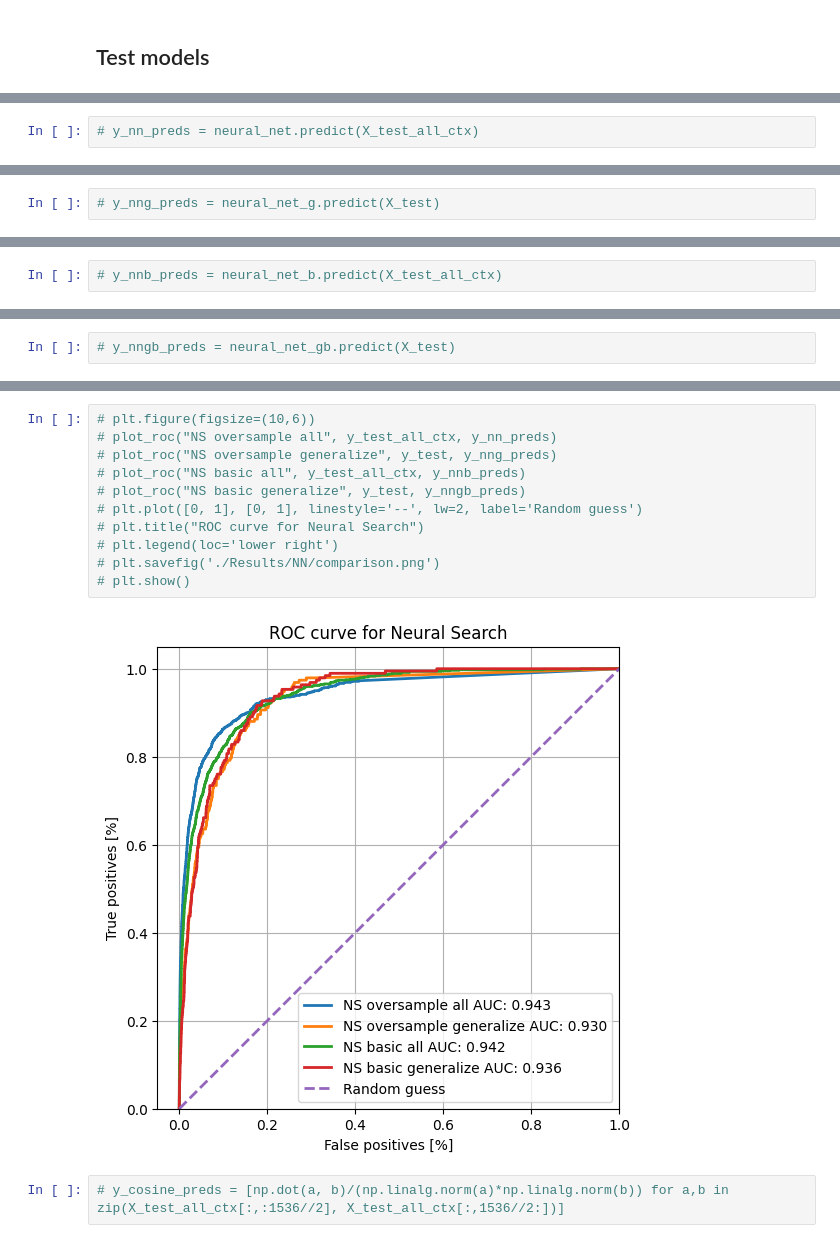
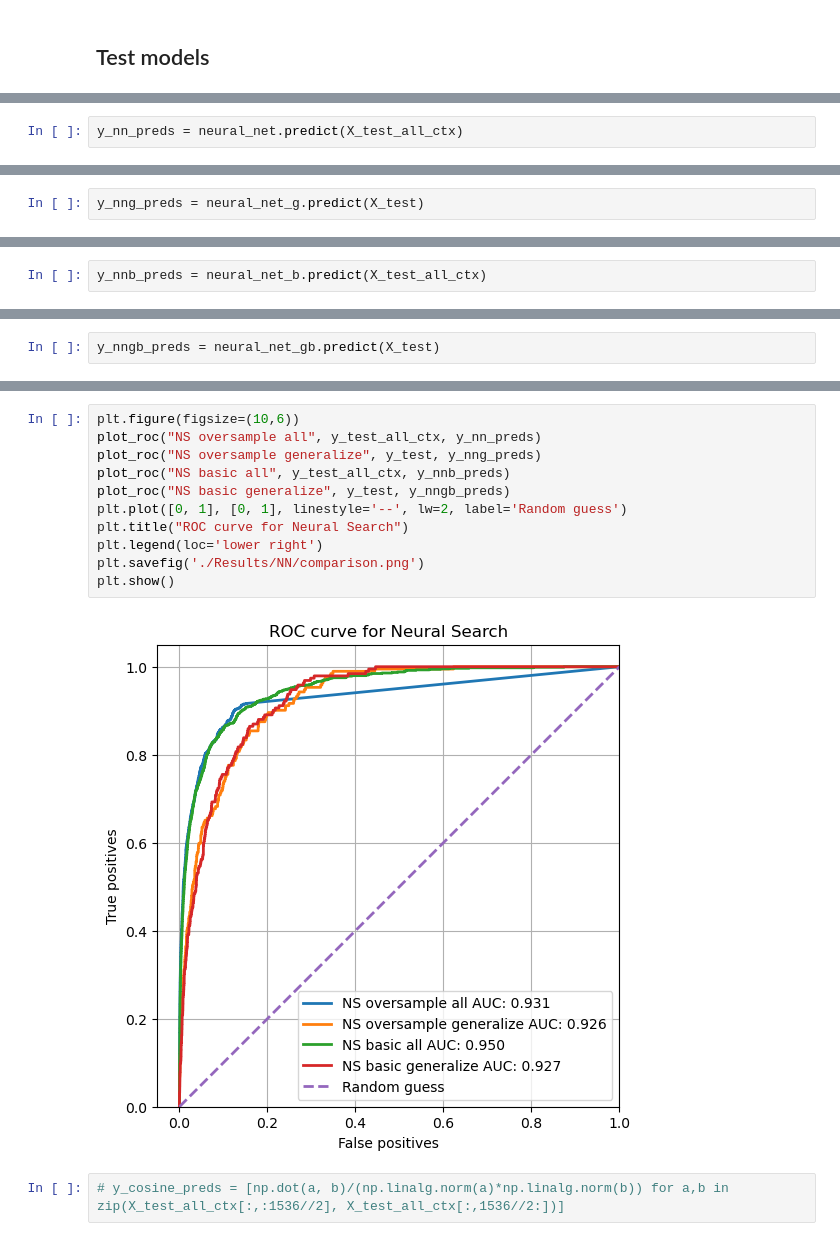
Before and after one commit to holmesec/Learning-with-ChatGPT-web-demo, a Jupyter notebook: dev/Neural Search/notebook.ipynb, the cells around one changed output, grey strips where cells are left out. Saved outputs shown, nothing was run; the diff lists cells and outputs as text.

```diff
--- a/dev/Neural Search/notebook.ipynb
+++ b/dev/Neural Search/notebook.ipynb
@@ -604,3 +614,3 @@ The optimal model structure is model 1, which has a test accuracy of 0.997901856
 # %%
-# y_nn_preds = neural_net.predict(X_test_all_ctx)
+y_nn_preds = neural_net.predict(X_test_all_ctx)
 # %% [output]
@@ -608,3 +618,3 @@ The optimal model structure is model 1, which has a test accuracy of 0.997901856
 # %%
-# y_nng_preds = neural_net_g.predict(X_test)
+y_nng_preds = neural_net_g.predict(X_test)
 # %% [output]
@@ -612,3 +622,3 @@ The optimal model structure is model 1, which has a test accuracy of 0.997901856
 # %%
-# y_nnb_preds = neural_net_b.predict(X_test_all_ctx)
+y_nnb_preds = neural_net_b.predict(X_test_all_ctx)
 # %% [output]
@@ -616,3 +626,3 @@ The optimal model structure is model 1, which has a test accuracy of 0.997901856
 # %%
-# y_nngb_preds = neural_net_gb.predict(X_test)
+y_nngb_preds = neural_net_gb.predict(X_test)
 # %% [output]
@@ -620,16 +630,16 @@ The optimal model structure is model 1, which has a test accuracy of 0.997901856
 # %%
-# plt.figure(figsize=(10,6))
-# plot_roc("NS oversample all", y_test_all_ctx, y_nn_preds)
-# plot_roc("NS oversample generalize", y_test, y_nng_preds)
-# plot_roc("NS basic all", y_test_all_ctx, y_nnb_preds)
-# plot_roc("NS basic generalize", y_test, y_nngb_preds)
-# plt.plot([0, 1], [0, 1], linestyle='--', lw=2, label='Random guess')
-# plt.title("ROC curve for Neural Search")
-# plt.legend(loc='lower right')
-# plt.savefig('./Results/NN/comparison.png')
-# plt.show()
+plt.figure(figsize=(10,6))
+plot_roc("NS oversample all", y_test_all_ctx, y_nn_preds)
+plot_roc("NS oversample generalize", y_test, y_nng_preds)
+plot_roc("NS basic all", y_test_all_ctx, y_nnb_preds)
+plot_roc("NS basic generalize", y_test, y_nngb_preds)
+plt.plot([0, 1], [0, 1], linestyle='--', lw=2, label='Random guess')
+plt.title("ROC curve for Neural Search")
+plt.legend(loc='lower right')
+plt.savefig('./Results/NN/comparison.png')
+plt.show()
 # %% [output]
-[figure, old version]
+[figure, new version]
 # %%
 # y_cosine_preds = [np.dot(a, b)/(np.linalg.norm(a)*np.linalg.norm(b)) for a,b in zip(X_test_all_ctx[:,:1536//2], X_test_all_ctx[:,1536//2:])]
 # %%
```
Also changed, not shown: parts of 7 cells of this notebook, 7 other files.
